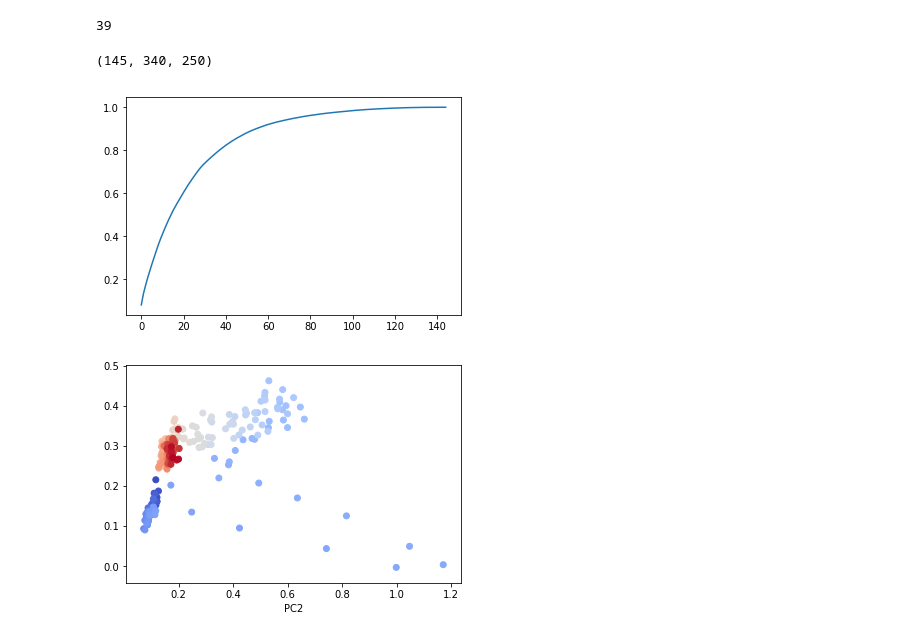
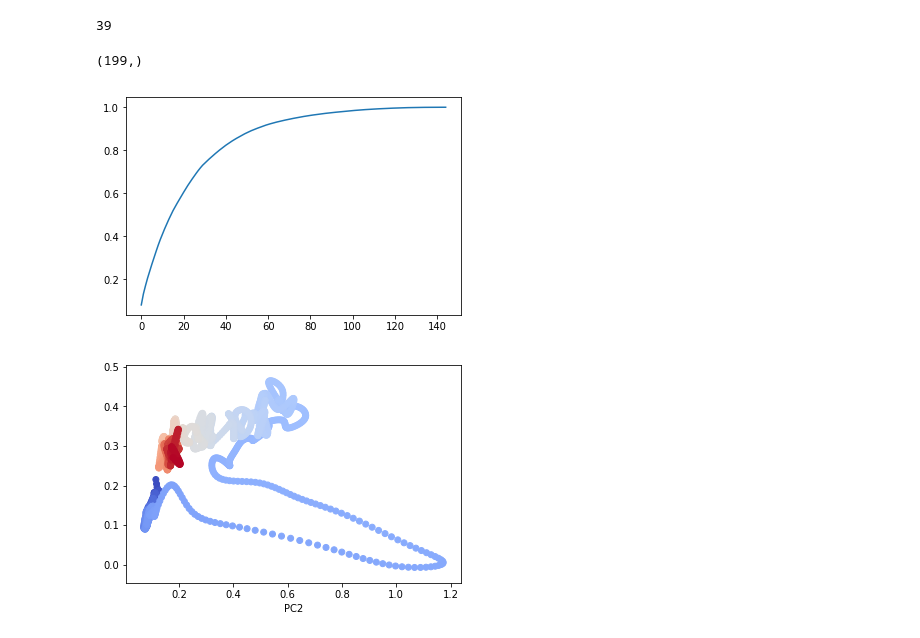
Before and after one commit to sjawhar/nma2020-steinmetz-project, a Jupyter notebook: notebooks/MAIN.ipynb, the cells around one changed output. Drawn from its saved outputs; the diff is of its cells as text; code cells hidden in the pictures.

```diff
--- a/notebooks/MAIN.ipynb
+++ b/notebooks/MAIN.ipynb
@@ -6,37 +6,45 @@ print(len(alldat))
 # %%
 # run pca on visual region
 # first, get data from that region
+# then run pca
 
 # here we use the 11th session
 i = 11
 sel = selectors[i]
 vis_dat = alldat[i]['spks'][sel["NEURON_VISUAL"]]
-print(vis_dat.shape)
+#print(vis_dat.shape)
+
+%run run_PCA.ipynb
+%run smt_PCA.ipynb
+
+W, V, variance_explained = run_pca(vis_dat[:,:,51:130])
+
+# project data to pcs
+pc_10ms = map_pca(W, V, vis_dat)
+
+# get first two mean pcs and smooth them
+n = 2500
+pc_smt_ = np.zeros((pc_10ms.shape[0],n))
+
+for i in range(pc_10ms.shape[0]):
+    pc_smt = smt_pca(pc_10ms[i].mean(axis = 0),n)
+    pc_smt_[i,:] = pc_smt
+
+print(pc_10ms[0][1][51:].shape)
 # %% [output]
-(145, 340, 250)
+(199,)
-# %%
-%run run_PCA.ipynb
-%run smt_PCA.ipynb
-
-W, V, variance_explained = run_pca(vis_dat)
-
-# project data to pcs
-pc_10ms = map_pca(W, V, vis_dat)
-
-# smooth pcs
-# pc_10ms_smt = smt_pca(pc_10ms)
 # %%
 from matplotlib import rcParams
 from matplotlib import pyplot as plt
 plt.plot(variance_explained)
 plt.show()
+
+
+plt.scatter(pc_smt_[0], pc_smt_[1], c=np.arange(0,n), cmap=plt.cm.coolwarm)
+
+plt.xlabel('PC1')
+plt.xlabel('PC2')
+plt.show()
 # %% [output]
 [figure]
+[figure, added]
-# %%
-plt.scatter(pc_10ms[0].mean(axis=0), pc_10ms[1].mean(axis=0), c=np.arange(0,250), cmap=plt.cm.coolwarm)
-
-plt.xlabel('PC1')
-plt.xlabel('PC2')
-plt.show()
-# %% [output]
-[figure, removed]
```
Also changed, not shown: parts of 1 cell of this notebook, 2 other files.
